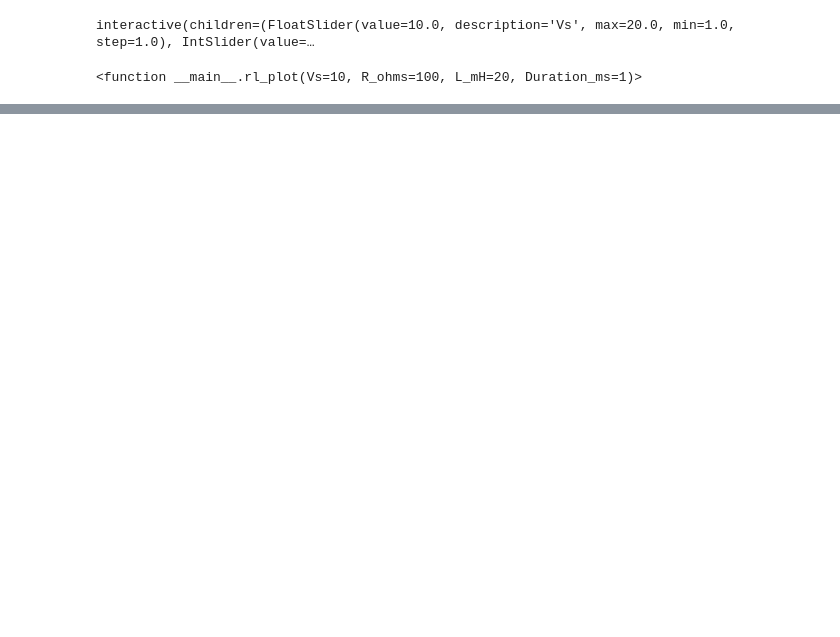
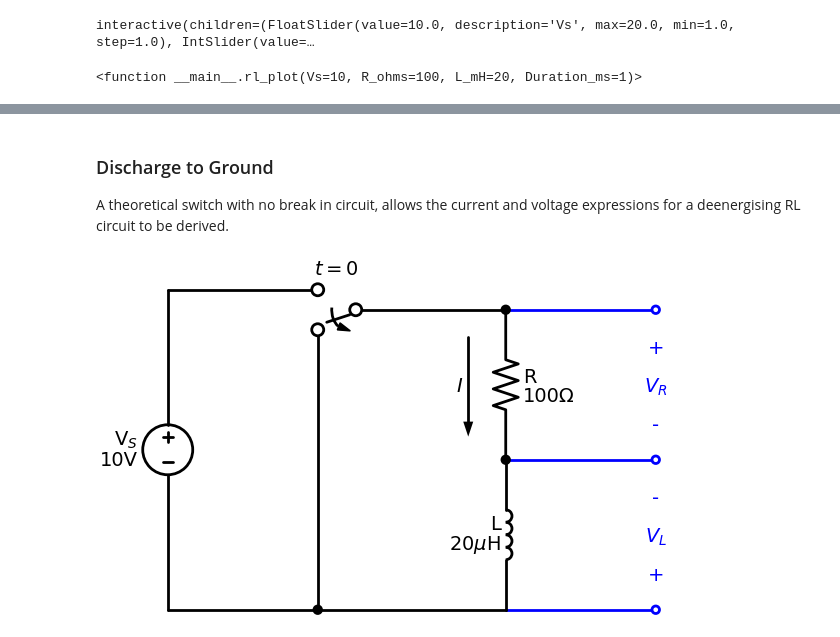
Before and after one commit to lincolngill/Jupyter-Notebooks, a Jupyter notebook: Electronics/RL_Circuit.ipynb, the cells around one changed output, grey strips where cells are left out. Drawn from its saved outputs; the diff is of its cells as text; code cells hidden in the pictures; blank space fills up the shorter version.

```diff
--- a/Electronics/RL_Circuit.ipynb
+++ b/Electronics/RL_Circuit.ipynb
@@ -99,0 +143,33 @@ interactive(children=(FloatSlider(value=10.0, description='Vs', max=20.0, min=1.
+# %% [markdown]
+### Discharge to Ground
+A theoretical switch with no break in circuit, allows the current and voltage expressions for a deenergising RL circuit to be derived.
+# %%
+# RL Circuit Deenergising - To ground switch
+%matplotlib inline
+%config InlineBackend.figure_format = 'svg'
+
+import schemdraw
+import schemdraw.elements as elm
+
+with schemdraw.Drawing() as d:
+    mc = 'blue'
+    b = elm.Line().right()
+    s = elm.SwitchSpdt2(action='open').left().anchor('c').label('$t=0$')
+    elm.Line().right().dot().at(s.a)
+    d.push()
+    elm.Line().dot(open=True).color(mc)
+    elm.Gap().down().label(['+','$V_R$','-']).dot(open=True).color(mc)
+    elm.Gap().label(['-','$V_L$','+']).dot(open=True).color(mc)
+    elm.Line().left().color(mc)
+    d.pop()
+    r = elm.Resistor().down().label('R\n100Ω', loc='bot').dot()
+    elm.CurrentLabel(top=False, ofst=0.5).at(r).label('$I$')
+    d.push()
+    elm.Line().right().color(mc)
+    d.pop()
+    elm.Inductor().label('L\n20$\\mu$H')
+    elm.Line().left().tox(b.start)
+    v = elm.SourceV().toy(b.start).label('V$_S$\n10V')
+    elm.Line().at(s.b).toy(v.start).dot()
+# %% [output]
+[figure, added]
```
Also changed, not shown: parts of 7 cells of this notebook, 1 other file.
